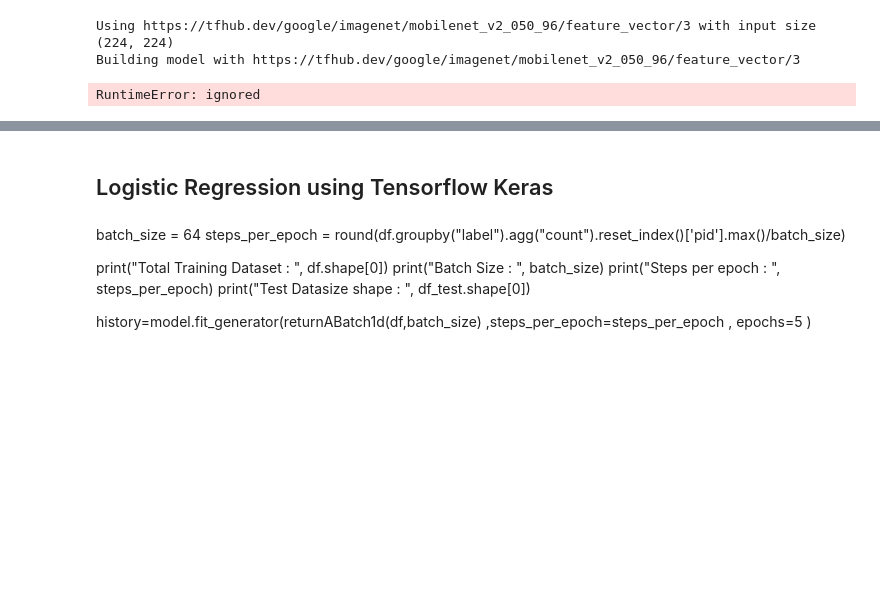
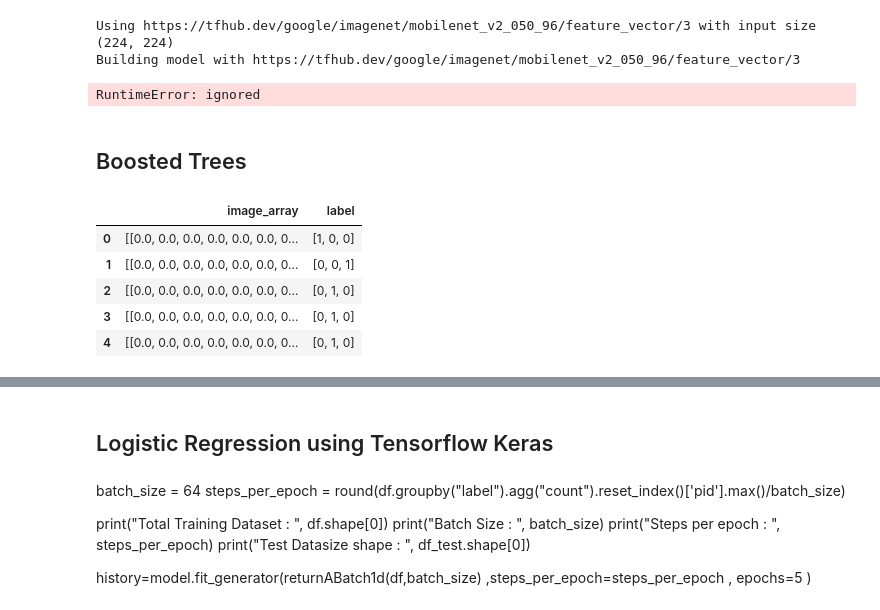
Before and after one commit to PadmarajBhat/Machine-Learning, a Jupyter notebook: BrainTumorClassification.ipynb, the cells around one changed output, grey strips where cells are left out. Drawn from its saved outputs; the diff is of its cells as text; code cells hidden in the pictures; blank space fills up the shorter version.

Commit message:
Input data for boosted data

```diff
--- a/BrainTumorClassification.ipynb
+++ b/BrainTumorClassification.ipynb
@@ -1599,3 +1607,34 @@ history=imageNet_model.fit_generator(train_generator
 # %%
 result = imageNet_model.evaluate(test_generator)
 print(result)
+# %% [markdown]
+## Boosted Trees
+# %%
+def bstData():
+  loc = "training_data/"
+  image_list = []
+  label_list = []
+  label_transform = [[],np.array([0,0,1]),np.array([0,1,0]),np.array([1,0,0])]
+  for file_name in [f  for f in os.listdir(loc) if ".mat" in f]:
+    with h5py.File(loc+file_name,'r') as f:
+          image_array = np.array(f['cjdata']['image'],dtype=np.float64)
+          image_array = image_array/image_array.max()
+          label = np.array(f['cjdata']['label'], dtype=np.int)[0][0]
+          if image_array.shape[0] != 512:
+            image_array = np.pad(image_array,(512 - image_array.shape[0])//2,'constant',constant_values=0)
+
+          #image_list.append((image_array,  label_transform[label]))
+          image_list.append(image_array)
+          label_list.append(label_transform[label])
+
+  df = pd.DataFrame({"image_array":image_list,"label":label_list})
+  return df
+
+bstData().head()
+# %% [output]
+|  | image_array | label |
+| 0 | [[0.0, 0.0, 0.0, 0.0, 0.0, 0.0, 0... | [1, 0, 0] |
+| 1 | [[0.0, 0.0, 0.0, 0.0, 0.0, 0.0, 0... | [0, 0, 1] |
+| 2 | [[0.0, 0.0, 0.0, 0.0, 0.0, 0.0, 0... | [0, 1, 0] |
+| 3 | [[0.0, 0.0, 0.0, 0.0, 0.0, 0.0, 0... | [0, 1, 0] |
+| 4 | [[0.0, 0.0, 0.0, 0.0, 0.0, 0.0, 0... | [0, 1, 0] |
```
Also changed, not shown: parts of 9 cells of this notebook.
